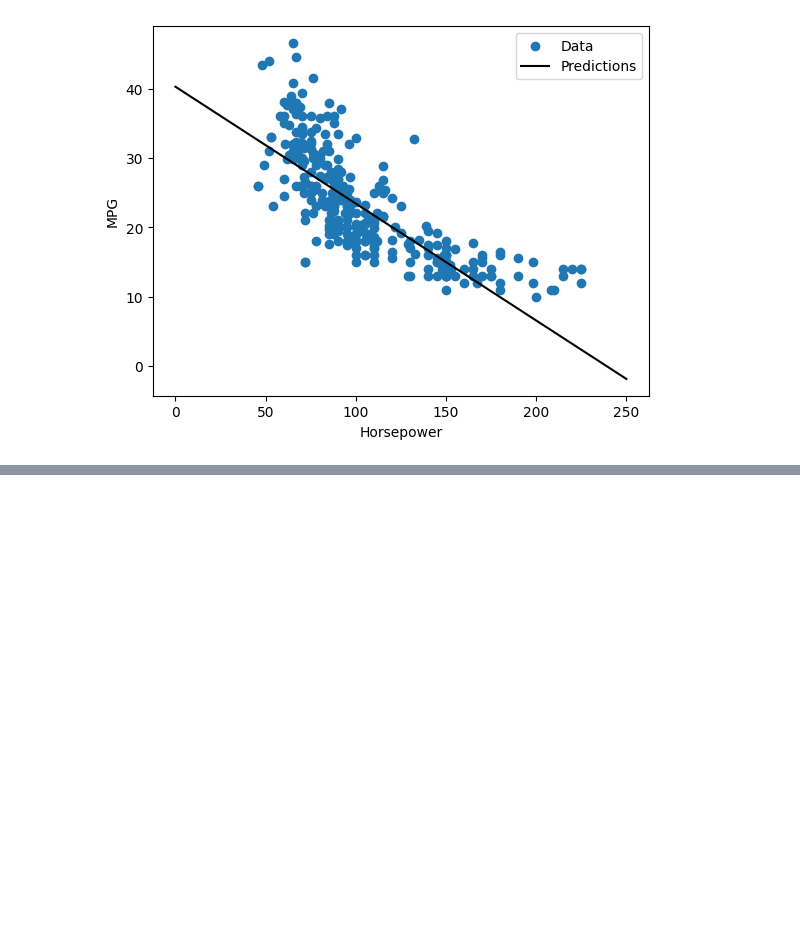
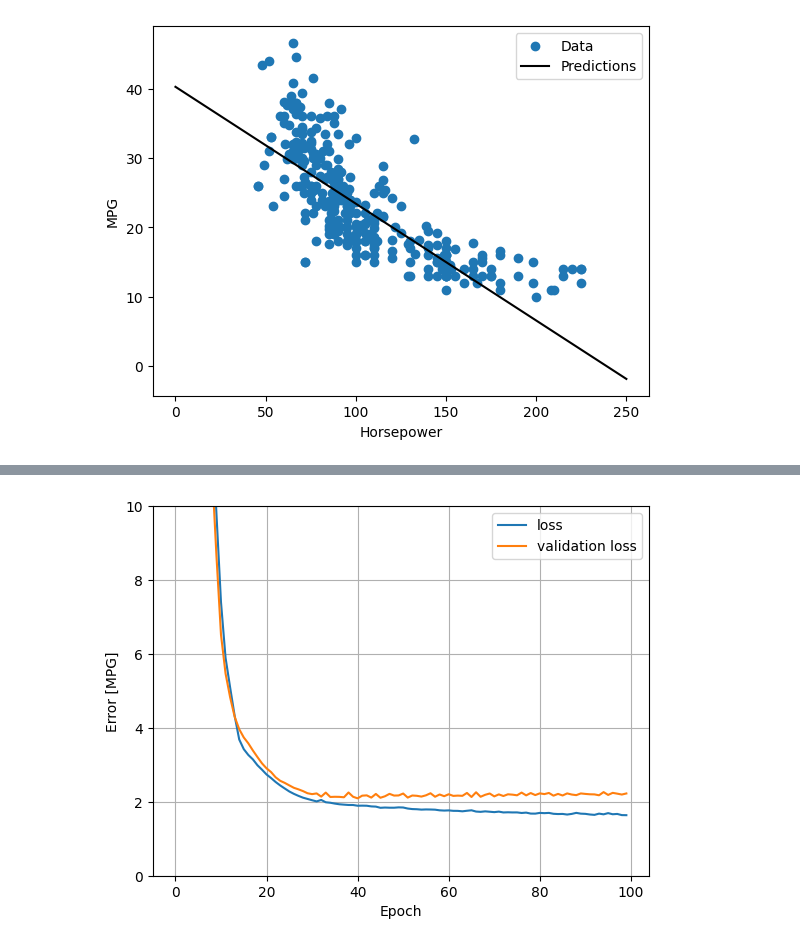
Before and after one commit to pangyeeshen23/AIModel, a Jupyter notebook: Beginner Tutorial/Regression/predict-fuel-eff.ipynb, the cells around one changed output, grey strips where cells are left out. Cells and saved outputs as stored; diff of their text form; code cells hidden in the pictures; blank space fills up the shorter version.

```diff
--- a/Beginner Tutorial/Regression/predict-fuel-eff.ipynb
+++ b/Beginner Tutorial/Regression/predict-fuel-eff.ipynb
@@ -309,0 +398,3 @@ test_results['linear_model'] = linear_model.evaluate(
+# %%
+dnn_model = build_and_compile_model(normalizer)
+dnn_model.summary()
@@ -309,0 +417,8 @@ test_results['linear_model'] = linear_model.evaluate(
+# %%
+%%time
+history = dnn_model.fit(
+    train_features,
+    train_labels,
+    validation_split=0.2,
+    verbose=0, epochs=100
+)
@@ -309,0 +428,4 @@ test_results['linear_model'] = linear_model.evaluate(
+# %%
+plot_loss(history)
+# %% [output]
+[figure, added]
```
Also changed, not shown: parts of 26 cells of this notebook, 1 other file.
